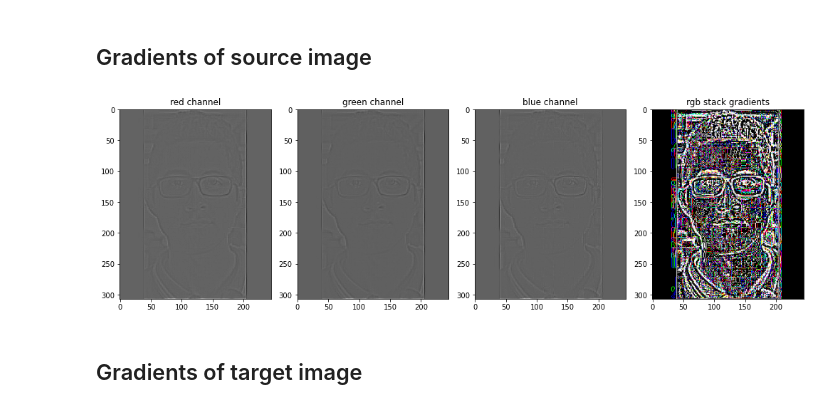
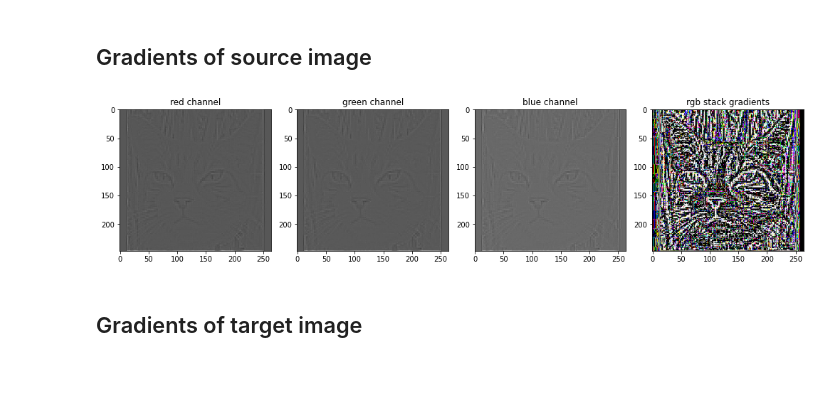
Before and after one commit to ManuLasker/ai_pet, a Jupyter notebook: image_blending/research.ipynb, the cells around one changed output. Drawn from its saved outputs; the diff is of its cells as text; code cells hidden in the pictures; blank space fills up the shorter version.

```diff
--- a/image_blending/research.ipynb
+++ b/image_blending/research.ipynb
@@ -17,7 +21,7 @@ opt = Namespace(
     data_dir = 'data_blending',
     normalize = True,
     requires_grad = True,
-    device = 'cuda'
+    device = 'cpu'
 )
 
 device = torch.device(opt.device)
@@ -55,13 +59,13 @@ The following code will calculate each channel's gradients, and present it as pl
 ## Gradients of source image
 # %%
 # Show each channel gradient
-rgb_gradients_list = get_image_laplacian_operator(image_data_blending[0]['source'].unsqueeze(0), device=device)
-rgb_gradients = torch.stack(rgb_gradients_list, dim=2).view(*image_data_blending[0]['source'].shape)
+rgb_gradients_list = get_image_laplacian_operator(image_data_blending[1]['source'].unsqueeze(0), device=device)
+rgb_gradients = torch.stack(rgb_gradients_list, dim=2).view(*image_data_blending[1]['source'].shape)
 plots_multiple_tensor_image(*rgb_gradients_list, np.asarray(_pil_image(rgb_gradients)),
                             title_name=["red channel", "green channel", "blue channel", "rgb stack gradients"],
                            normalize=opt.normalize)
 # %% [output]
-[figure, old version]
+[figure, new version]
 # %% [markdown]
 ## Gradients of target image
 # %%
```
Also changed, not shown: parts of 32 cells of this notebook, 12 other files.
